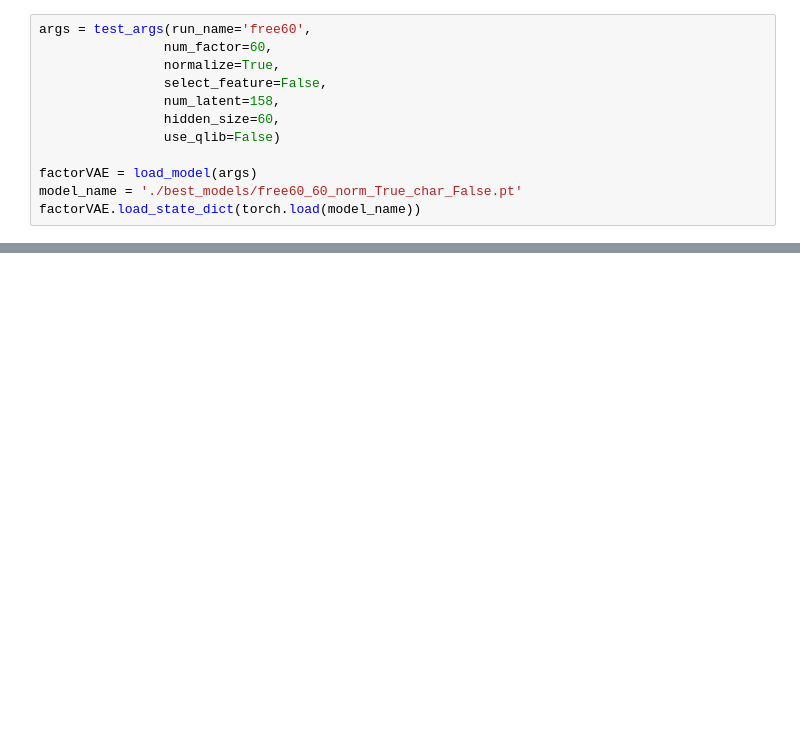
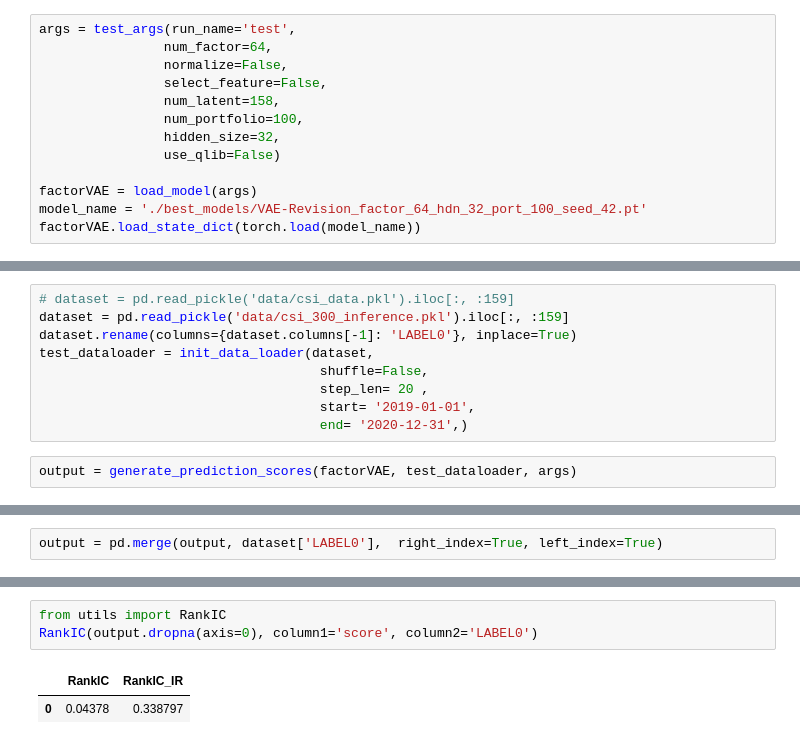
Before and after one commit to x7jeon8gi/FactorVAE, a Jupyter notebook: backtest.ipynb, the cells around one changed output, grey strips where cells are left out. Drawn from its saved outputs; the diff is of its cells as text; blank space fills up the shorter version.

```diff
--- a/backtest.ipynb
+++ b/backtest.ipynb
@@ -23,12 +31,13 @@ from utils import test_args, load_model, generate_prediction_scores
 # %%
-args = test_args(run_name='free60',
-                num_factor=60,
-                normalize=True,
+args = test_args(run_name='test',
+                num_factor=64,
+                normalize=False,
                 select_feature=False,
                 num_latent=158,
-                hidden_size=60,
+                num_portfolio=100,
+                hidden_size=32,
                 use_qlib=False)
 
 factorVAE = load_model(args)
-model_name = './best_models/free60_60_norm_True_char_False.pt'
+model_name = './best_models/VAE-Revision_factor_64_hdn_32_port_100_seed_42.pt'
 factorVAE.load_state_dict(torch.load(model_name))
@@ -66,0 +46,11 @@ output
+# %%
+# dataset = pd.read_pickle('data/csi_data.pkl').iloc[:, :159]
+dataset = pd.read_pickle('data/csi_300_inference.pkl').iloc[:, :159]
+dataset.rename(columns={dataset.columns[-1]: 'LABEL0'}, inplace=True)
+test_dataloader = init_data_loader(dataset,
+                                    shuffle=False,
+                                    step_len= 20 ,
+                                    start= '2019-01-01',
+                                    end= '2020-12-31',)
+# %%
+output = generate_prediction_scores(factorVAE, test_dataloader, args)
@@ -67,3 +59,5 @@ output
+# %%
+output = pd.merge(output, dataset['LABEL0'],  right_index=True, left_index=True)
 # %%
 from pprint import pprint
 import qlib.contrib.report as qcr
@@ -164,0 +157,6 @@ excess_return_with_cost    mean               0.000580
+# %%
+from utils import RankIC
+RankIC(output.dropna(axis=0), column1='score', column2='LABEL0')
+# %% [output]
+|  | RankIC | RankIC_IR |
+| 0 | 0.04378 | 0.338797 |
```
Also changed, not shown: parts of 10 cells of this notebook, 9 other files.
